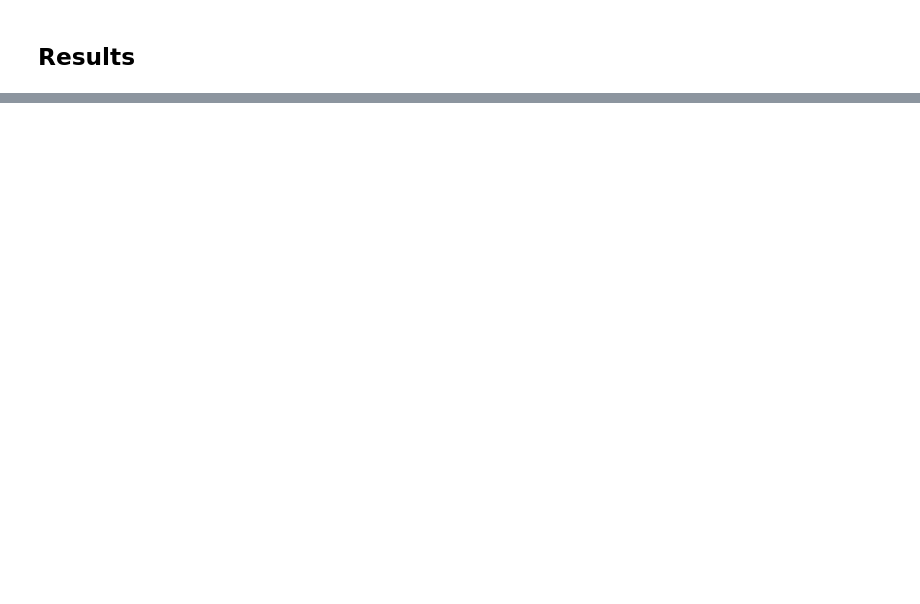
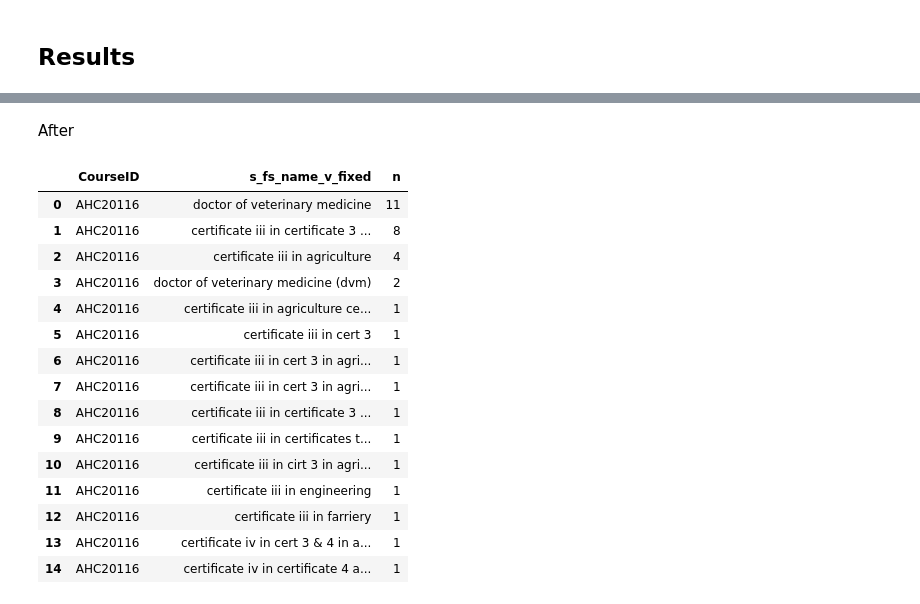
Before and after one commit to RTO-Performance-Indicators/survey_analytics, a Jupyter notebook: notebooks/further study.ipynb, the cells around one changed output, grey strips where cells are left out. Saved outputs shown, nothing was run; the diff lists cells and outputs as text; code cells hidden in the pictures; blank space fills up the shorter version.

```diff
--- a/notebooks/further study.ipynb
+++ b/notebooks/further study.ipynb
@@ -699,0 +847,21 @@ course_fs[course_fs['CourseID'] == "CHC30113"]
+# %% [markdown]
+After
+# %%
+temp[temp['CourseID'] == "AHC20116"].groupby('CourseID')['s_fs_name_v_fixed'].value_counts().reset_index(name = 'n').head(15)
+# %% [output]
+|  | CourseID | s_fs_name_v_fixed | n |
+| 0 | AHC20116 | doctor of veterinary medicine | 11 |
+| 1 | AHC20116 | certificate iii in certificate 3 ... | 8 |
+| 2 | AHC20116 | certificate iii in agriculture | 4 |
+| 3 | AHC20116 | doctor of veterinary medicine (dvm) | 2 |
+| 4 | AHC20116 | certificate iii in agriculture ce... | 1 |
+| 5 | AHC20116 | certificate iii in cert 3 | 1 |
+| 6 | AHC20116 | certificate iii in cert 3 in agri... | 1 |
+| 7 | AHC20116 | certificate iii in cert 3 in agri... | 1 |
+| 8 | AHC20116 | certificate iii in certificate 3 ... | 1 |
+| 9 | AHC20116 | certificate iii in certificates t... | 1 |
+| 10 | AHC20116 | certificate iii in cirt 3 in agri... | 1 |
+| 11 | AHC20116 | certificate iii in engineering | 1 |
+| 12 | AHC20116 | certificate iii in farriery | 1 |
+| 13 | AHC20116 | certificate iv in cert 3 & 4 in a... | 1 |
+| 14 | AHC20116 | certificate iv in certificate 4 a... | 1 |
```
Also changed, not shown: parts of 37 cells of this notebook, 1 other file.
